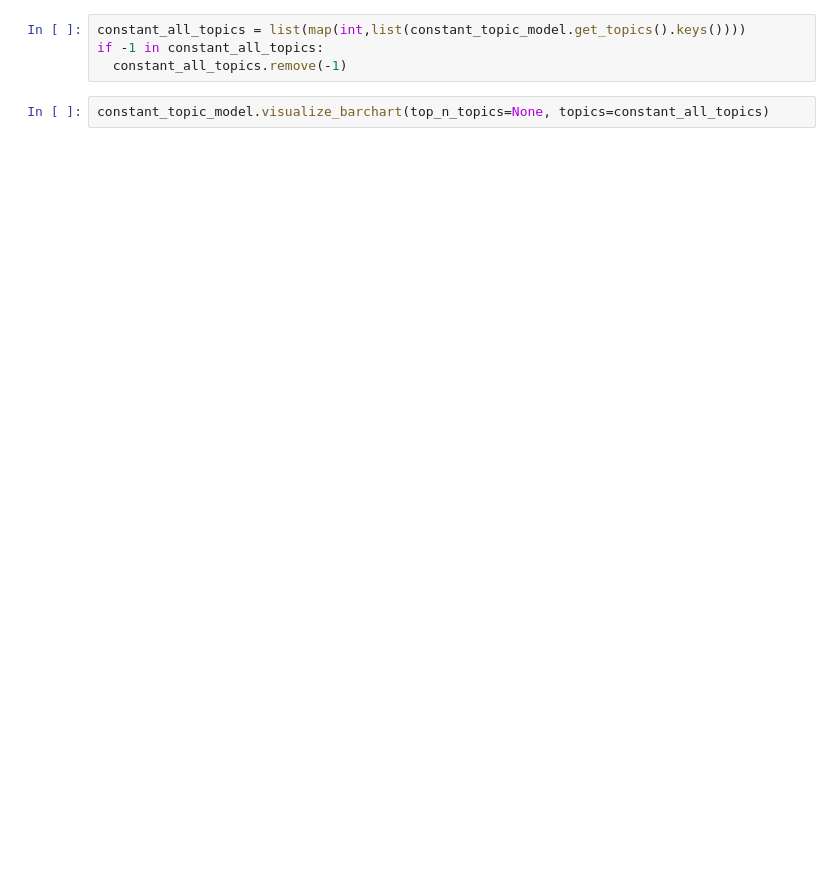
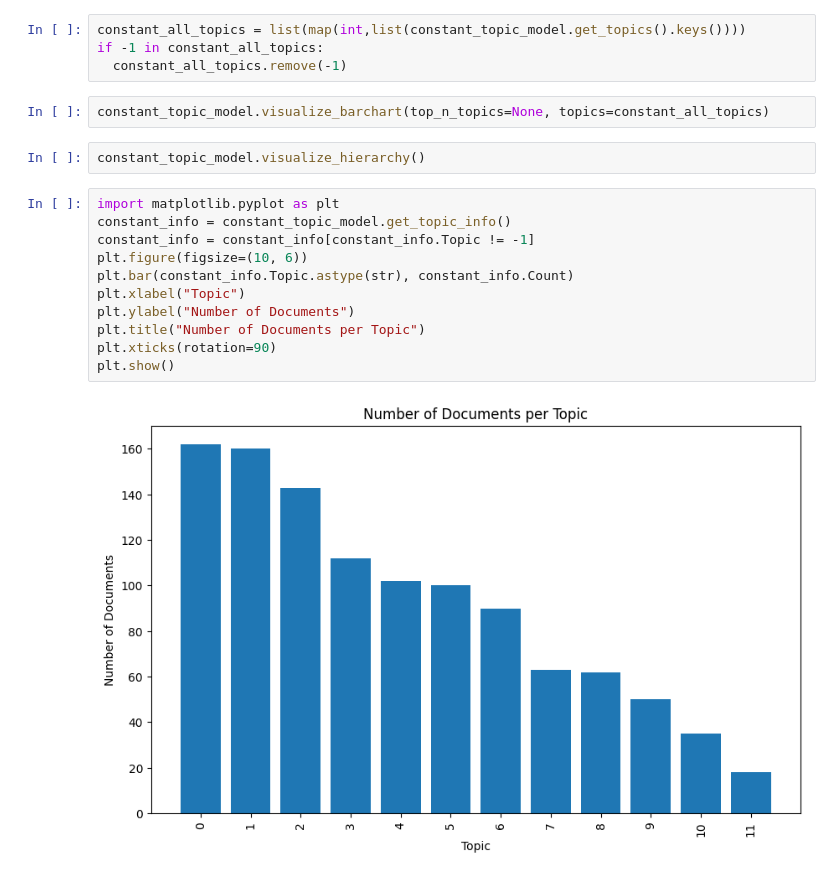
Before and after one commit to uttamkn/codebert-heads, a Jupyter notebook: clustering.ipynb, the cells around one changed output. Cells and saved outputs as stored; diff of their text form; blank space fills up the shorter version.

```diff
--- a/clustering.ipynb
+++ b/clustering.ipynb
@@ -161,3 +165,18 @@ if -1 in constant_all_topics:
   constant_all_topics.remove(-1)
 # %%
 constant_topic_model.visualize_barchart(top_n_topics=None, topics=constant_all_topics)
+# %%
+constant_topic_model.visualize_hierarchy()
+# %%
+import matplotlib.pyplot as plt
+constant_info = constant_topic_model.get_topic_info()
+constant_info = constant_info[constant_info.Topic != -1]
+plt.figure(figsize=(10, 6))
+plt.bar(constant_info.Topic.astype(str), constant_info.Count)
+plt.xlabel("Topic")
+plt.ylabel("Number of Documents")
+plt.title("Number of Documents per Topic")
+plt.xticks(rotation=90)
+plt.show()
+# %% [output]
+[figure, added]
```
Also changed, not shown: parts of 11 cells of this notebook, 6 other files.
